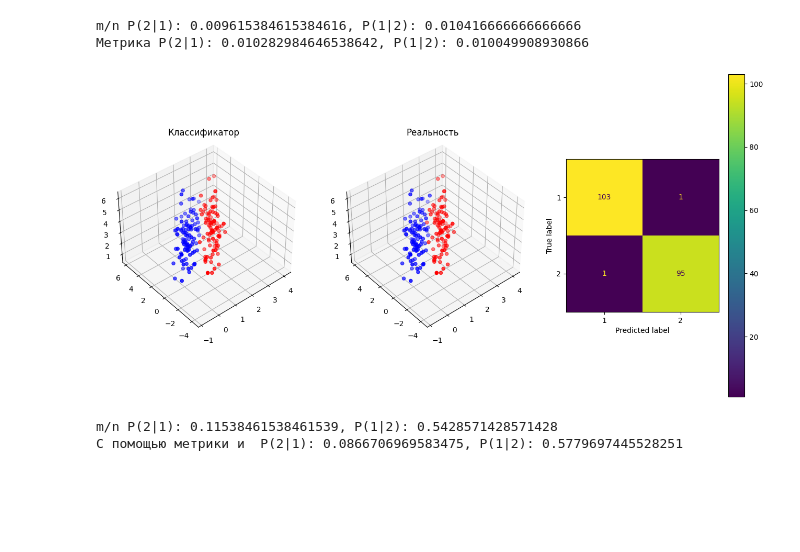
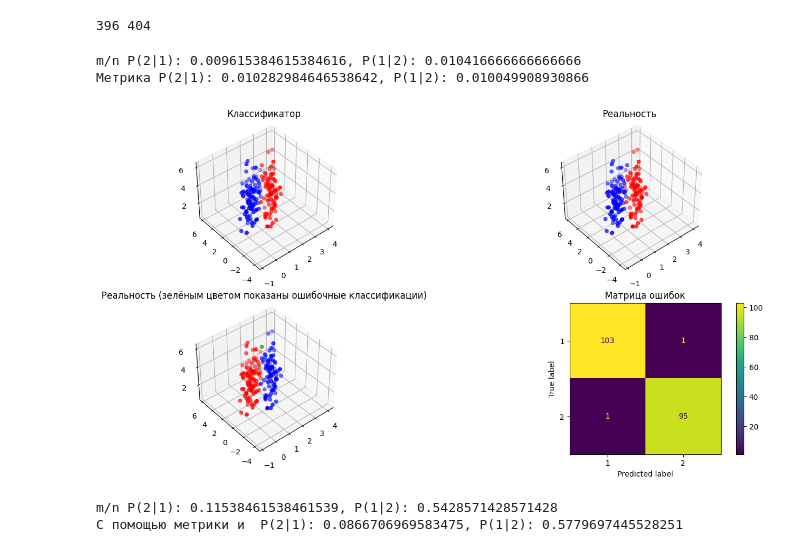
Before and after one commit to DmitryjVeselyj/Stat_Labs, a Jupyter notebook: 2_Lab/main.ipynb, the cells around one changed output. Drawn from its saved outputs; the diff is of its cells as text; code cells hidden in the pictures; blank space fills up the shorter version.

```diff
--- a/2_Lab/main.ipynb
+++ b/2_Lab/main.ipynb
@@ -18,34 +18,43 @@ x1, y1, x2, y2 = np.random.multivariate_normal(mu1, cov, n1), np.zeros(n1), np.r
 
 n = 200
 x_train, x_test, y_train, y_test = train_test_split(np.vstack((x1, x2)), np.hstack((y1, y2)), test_size=n, random_state=1234)
+print(len(x_train[y_train == 0]), len(x_train[y_train == 1]))
+# %% [output]
+396 404
 # %%
 classificator = Classificator()
 classificator.fit(x_train, y_train)
 y_res = classificator.predict(x_test)
+wrong_values_indx = np.where(np.not_equal(y_res, y_test))
 
 fig = plt.figure(figsize=(16,8))
-ax1 = fig.add_subplot(1, 3, 1,projection='3d')
-
+ax1 = fig.add_subplot(2, 2, 1,projection='3d')
 ax1.set_title('Классификатор')
 ax1.scatter(x_test[:, 0], x_test[:, 1], x_test[:, 2], color=['r' if i else 'b' for i in y_res])
 ax1.view_init(40, -130)
 
-ax2 = fig.add_subplot(1, 3, 2,projection='3d')
+ax2 = fig.add_subplot(2, 2, 2,projection='3d')
 ax2.set_title('Реальность')
 ax2.scatter(x_test[:, 0], x_test[:, 1], x_test[:, 2], color=['r' if i else 'b' for i in y_test])
 ax2.view_init(40, -130)
-ax3 = fig.add_subplot(1,3,3)
 
+ax3 = fig.add_subplot(2,2,3,projection='3d')
+ax3.set_title('Реальность (зелёным цветом показаны ошибочные классификации)')
+ax3.scatter(x_test[:, 0], x_test[:, 1], x_test[:, 2], color=['g' if np.isin(indx, wrong_values_indx) else ['r', 'b'][int(res)] for indx, res in enumerate(y_res)])
+ax3.view_init(40, -130)
+
+ax4 = fig.add_subplot(2,2,4)
+ax4.set_title('Матрица ошибок')
 
 cm = confusion_matrix(y_test, y_res)
-ConfusionMatrixDisplay(cm, display_labels=["1", "2"]).plot(ax = ax3)
+ConfusionMatrixDisplay(cm, display_labels=["1", "2"]).plot(ax = ax4)
 print(f'm/n P(2|1): {cm[0][1] / (cm[0][0] + cm[0][1])}, P(1|2): {cm[1][0] / (cm[1][0] + cm[1][1])}')
 print(f'Метрика P(2|1): {classificator.prob_2_1}, P(1|2): {classificator.prob_1_2}')
 plt.show()
 # %% [output]
 m/n P(2|1): 0.009615384615384616, P(1|2): 0.010416666666666666
 Метрика P(2|1): 0.010282984646538642, P(1|2): 0.010049908930866
-[figure, old version]
+[figure, new version]
 # %%
 def preprocess_german_data():
     X = []
```
Also changed, not shown: parts of 5 cells of this notebook, 2 other files.
